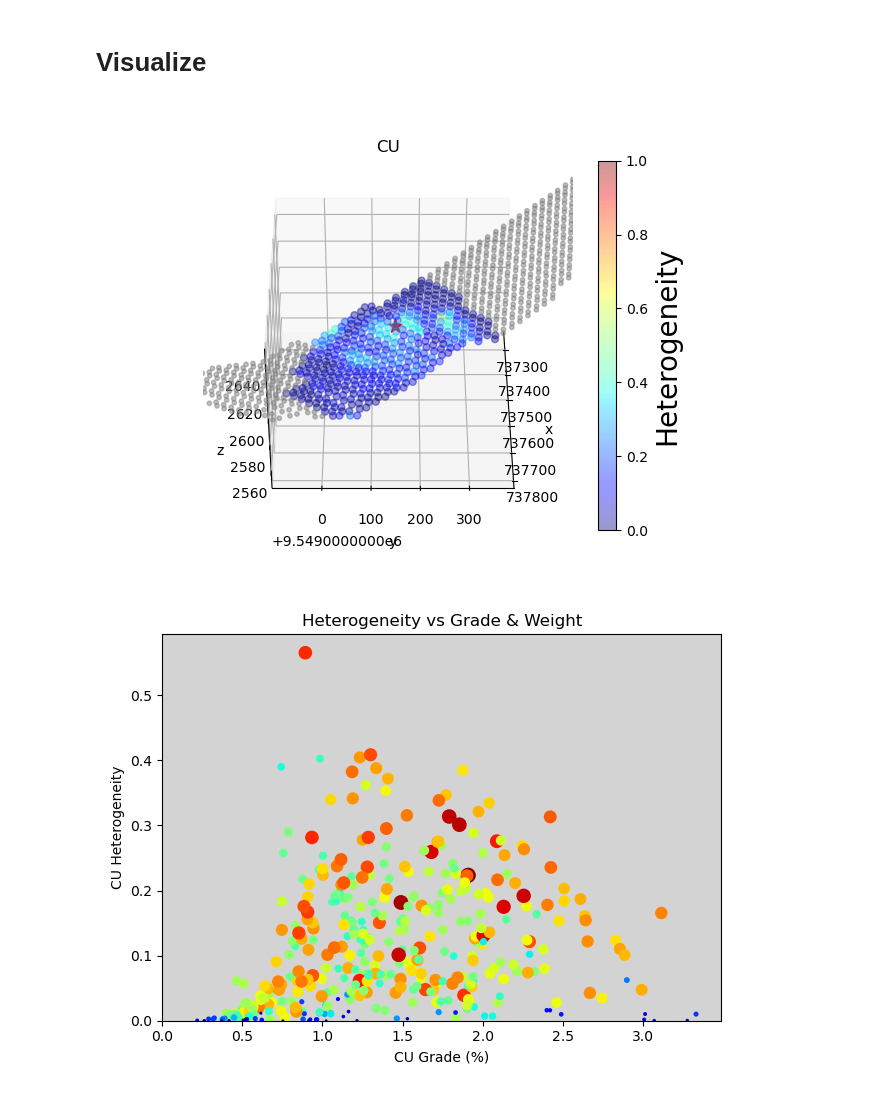
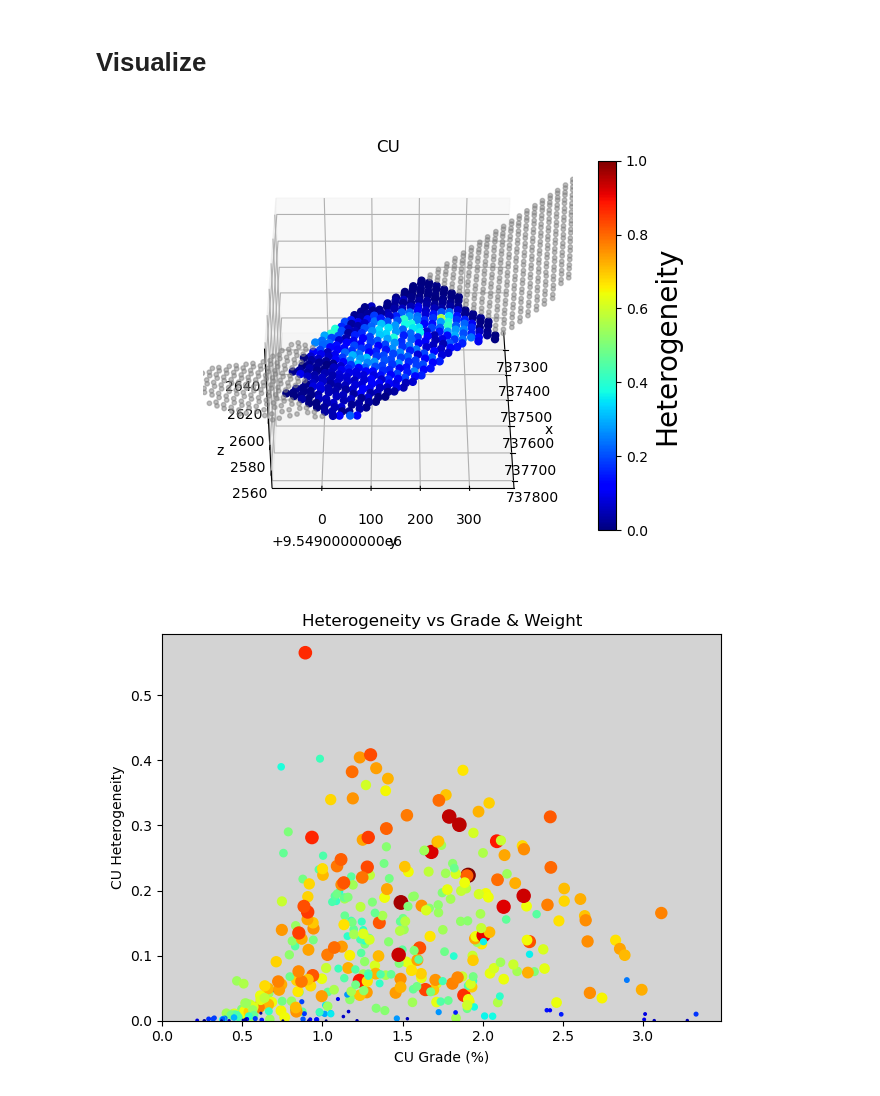
Before and after one commit to jouytrew/masters_pfti, a Jupyter notebook: notebooks/het_analysis_pcbc.ipynb, the cells around one changed output. Cells and saved outputs as stored; diff of their text form; code cells hidden in the pictures.

```diff
--- a/notebooks/het_analysis_pcbc.ipynb
+++ b/notebooks/het_analysis_pcbc.ipynb
@@ -18,7 +18,7 @@ import plotter
 from clean import PCBCCleaner, DrawPointCoordCleaner
 
 output_dir = "../outputs/het_analysis_pcbc/"
-SAVE = True
+SAVE = False
 
 plt.rcParams.update(
     {
@@ -221,47 +221,47 @@ p = ax.scatter3D(
     vmax=1,
     cmap=cmap,
     s=25,
-    alpha=0.4
+    alpha=1
 )
 
 # Set limits to the non-nan values
 ax.set_xlim(ax.get_xlim())
 ax.set_ylim(ax.get_ylim())
 ax.set_zlim([2550, 2650])
 
 ax.scatter3D(
     [dp_coords.loc[dpid]['x'] for dpid in nan_dps],
     [dp_coords.loc[dpid]['y'] for dpid in nan_dps],
     [dp_coords.loc[dpid]['z'] for dpid in nan_dps],
     s=10,
     alpha=0.5,
     c='grey'
 )
 
 ax.set_title(element)
 ax.set_xlabel('x')
 ax.set_ylabel('y')
 ax.set_zlabel('z')
 
 ax.azim = 0
 ax.elev = 40
 
-# mark a DP
-dpid = 'P20-10E'
-ax.scatter3D(
-    [dp_coords.loc[dpid]['x'] + 0],
-    [dp_coords.loc[dpid]['y']],
-    [dp_coords.loc[dpid]['z'] + 0],
-    s=100,
-    c='red',
-    marker='*'
-)
+# # mark a DP
+# dpid = 'P20-10E'
+# ax.scatter3D(
+#     [dp_coords.loc[dpid]['x'] + 0],
+#     [dp_coords.loc[dpid]['y']],
+#     [dp_coords.loc[dpid]['z'] + 0],
+#     s=100,
+#     c='red',
+#     marker='*'
+# )
 
 cbar = fig.colorbar(p)
 
 cbar.set_label('Heterogeneity', fontsize=20)
 # %% [output]
-[figure, old version]
+[figure, new version]
 # %%
 element = 'CU'
 
```
Also changed, not shown: 3 other files.
